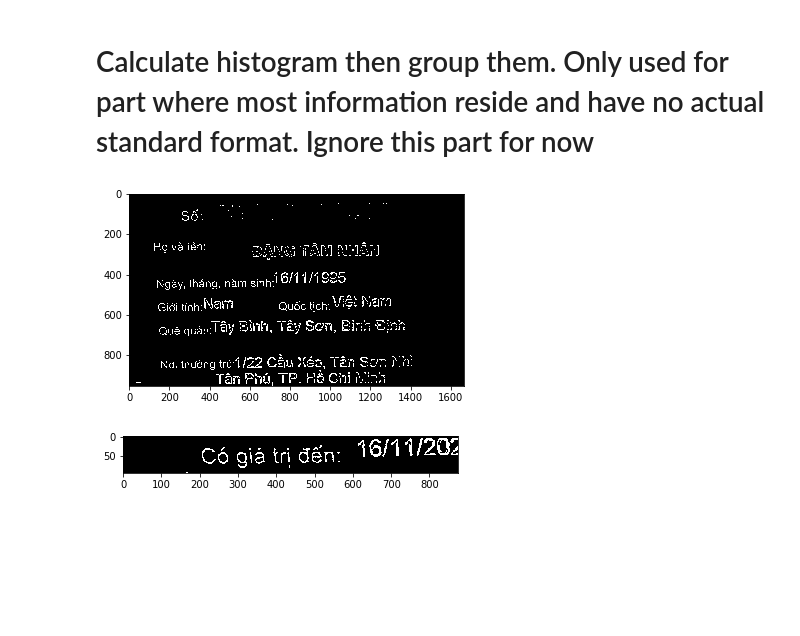
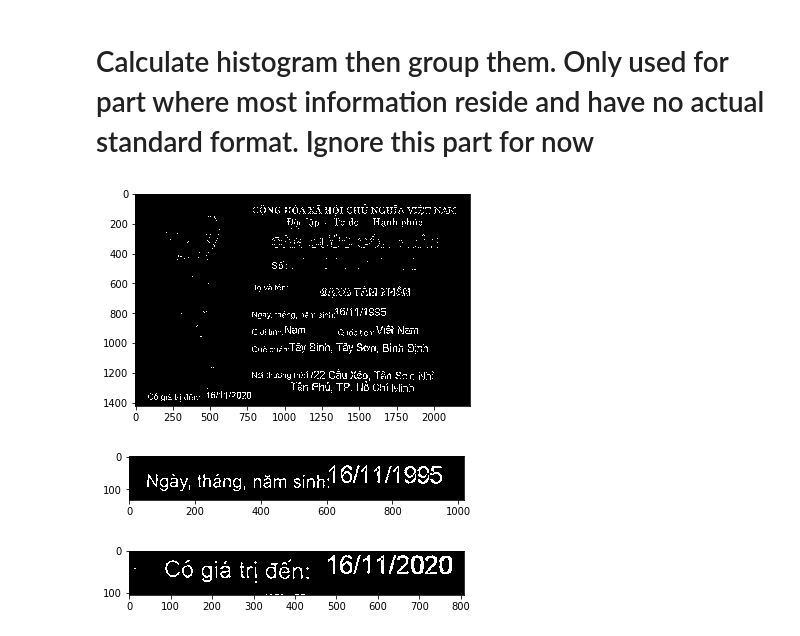
Before and after one commit to victornguyen18/devc_project, a Jupyter notebook: controller/Perspective_Transform.ipynb, the cells around one changed output. Cells and saved outputs as stored; diff of their text form; code cells hidden in the pictures; blank space fills up the shorter version.

```diff
--- a/controller/Perspective_Transform.ipynb
+++ b/controller/Perspective_Transform.ipynb
@@ -34,7 +34,7 @@ print(img.shape)
 # Testing, Showing, Tweaking Parameters For HoughLines
 # %%
 # TCT, NDMT
-img_edge = cv2.imread('../image/cccd/DTN_Shot.jpg', cv2.IMREAD_COLOR)
+img_edge = cv2.imread('../image/cccd/DTN_CCCD_Shot2.jpg', cv2.IMREAD_COLOR)
 print(img_edge.shape)
 ratio = img_edge.shape[0] / 500.0
 orig = img_edge.copy()
@@ -52,7 +52,7 @@ dst = cv2.Canny(gray, 50, 100, None, 3)
 # Copy edges to the images that will display the results in BGR
 cdst = cv2.cvtColor(dst, cv2.COLOR_GRAY2BGR)
 
-lines = cv2.HoughLines(dst, 1, np.pi / 180, 135, None, 0, 0)
+lines = cv2.HoughLines(dst, 1, np.pi / 180, 140, None, 0, 0)
 
 if lines is not None:
     for i in range(0, len(lines)):
@@ -462,22 +285,31 @@ def split_question_from_each_row(row_img):
 # %%
 # If some information is missing, changing the ratio
 bin_img = ~sharpened
 
 ratio_x_1 = 2.7/8.6
 ratio_x_2 = 3.1/8.6
 ratio_y_1 = 1.5/5.4
-ratio_y_2 = 4.9/5.4
+ratio_y_2 = 5.035/5.4
+ratio_y_3 = 5.0/5.4
 
-ratio_y_3 = 5.05/5.4
+ratio_x_dob_beg = 2.8/8.6
+ratio_x_dob_end = 6.7/8.6
 
-part_1 = bin_img[int(bin_img.shape[0]*ratio_y_1):int(bin_img.shape[0]*ratio_y_3),
-                 int(bin_img.shape[1]*ratio_x_1):]
+ratio_y_dob_beg = 2.8/5.4
+ratio_y_dob_end = 3.3/5.4
+
+# part_1 = bin_img[int(bin_img.shape[0]*ratio_y_1):int(bin_img.shape[0]*ratio_y_2),
+#                  int(bin_img.shape[1]*ratio_x_1):]
+
+part_1 = bin_img[int(bin_img.shape[0]*ratio_y_dob_beg):int(bin_img.shape[0]*ratio_y_dob_end),
+                 int(bin_img.shape[1]*ratio_x_dob_beg):int(bin_img.shape[1]*ratio_x_dob_end)]
 
 part_2 = bin_img[int(bin_img.shape[0]*ratio_y_3):,
                  :int(bin_img.shape[1]*ratio_x_2)]
 
 show_image(part_1)
 show_image(part_2)
 # %% [output]
-[figure, old version]
+[figure, new version]
-[figure, old version]
+[figure, new version]
+[figure, added]
```
Also changed, not shown: parts of 17 cells of this notebook, 13 other files.
